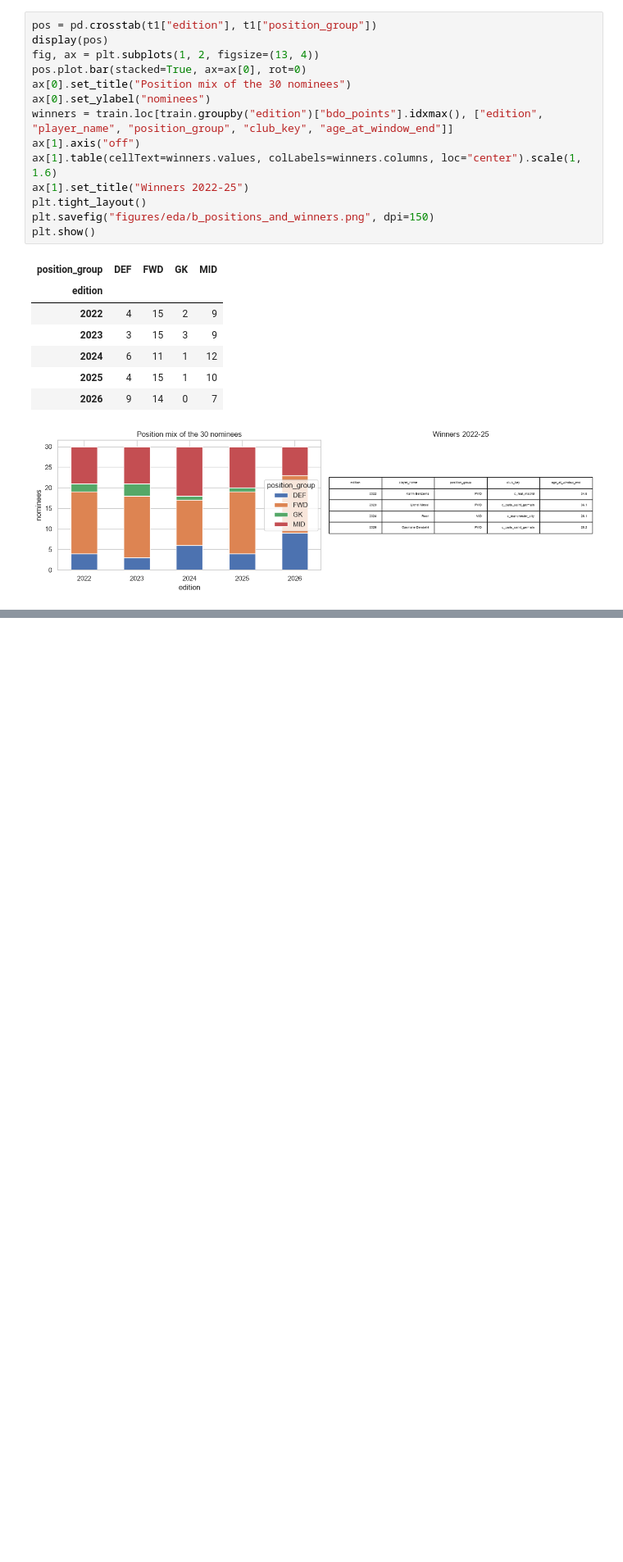
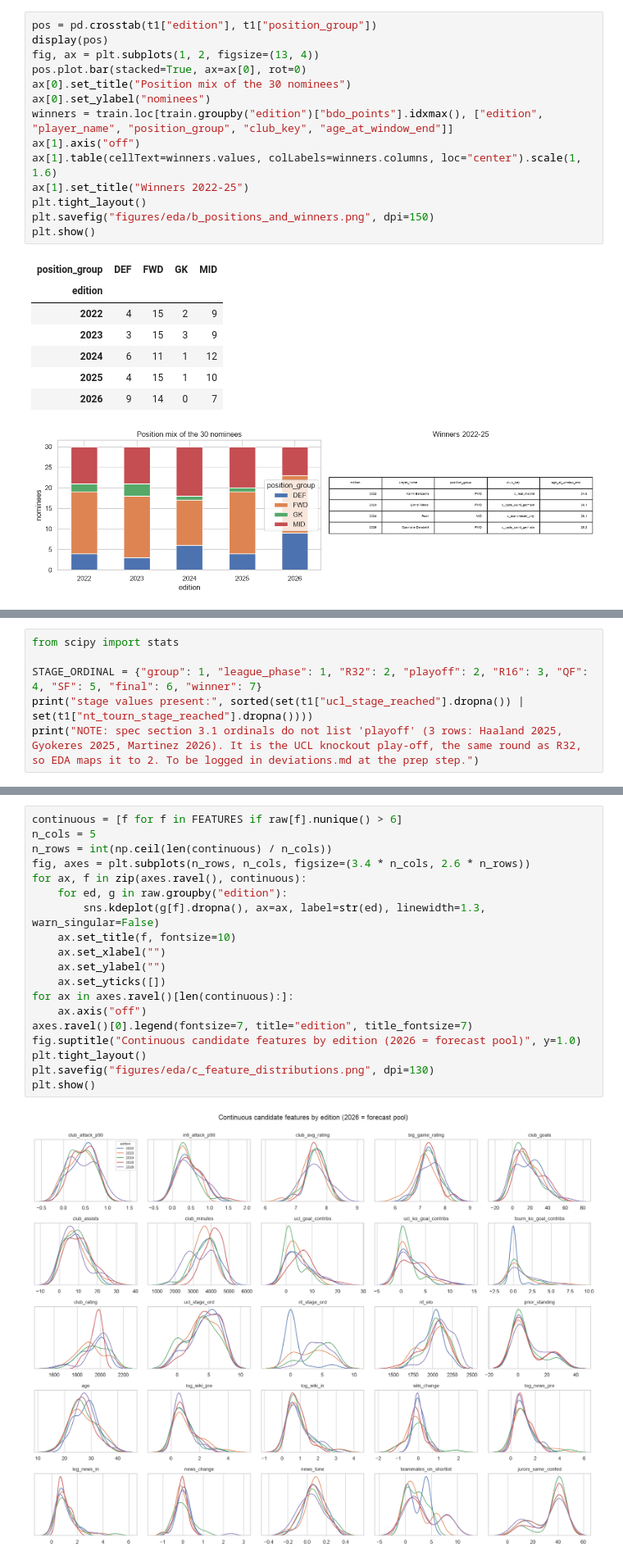
Before and after one commit to AswathKarthik10/predicting-the-ballon-dor, a Jupyter notebook: ballon_dor_2026.ipynb, the cells around one changed output, grey strips where cells are left out. Shown at 82% size. Cells and saved outputs as stored; diff of their text form; blank space fills up the shorter version.

Commit message:
Add notebook section C: feature-level EDA with Spearman screen, correlation, VIF and PCA
Co-Authored-By: Claude Sonnet 5.5 <noreply@anthropic.com>

```diff
--- a/ballon_dor_2026.ipynb
+++ b/ballon_dor_2026.ipynb
@@ -574,0 +585,6 @@ plt.show()
+# %%
+from scipy import stats
+
+STAGE_ORDINAL = {"group": 1, "league_phase": 1, "R32": 2, "playoff": 2, "R16": 3, "QF": 4, "SF": 5, "final": 6, "winner": 7}
+print("stage values present:", sorted(set(t1["ucl_stage_reached"].dropna()) | set(t1["nt_tourn_stage_reached"].dropna())))
+print("NOTE: spec section 3.1 ordinals do not list 'playoff' (3 rows: Haaland 2025, Gyokeres 2025, Martinez 2026). It is the UCL knockout play-off, the same round as R32, so EDA maps it to 2. To be logged in deviations.md at the prep step.")
@@ -574,0 +695,21 @@ plt.show()
+# %%
+continuous = [f for f in FEATURES if raw[f].nunique() > 6]
+n_cols = 5
+n_rows = int(np.ceil(len(continuous) / n_cols))
+fig, axes = plt.subplots(n_rows, n_cols, figsize=(3.4 * n_cols, 2.6 * n_rows))
+for ax, f in zip(axes.ravel(), continuous):
+    for ed, g in raw.groupby("edition"):
+        sns.kdeplot(g[f].dropna(), ax=ax, label=str(ed), linewidth=1.3, warn_singular=False)
+    ax.set_title(f, fontsize=10)
+    ax.set_xlabel("")
+    ax.set_ylabel("")
+    ax.set_yticks([])
+for ax in axes.ravel()[len(continuous):]:
+    ax.axis("off")
+axes.ravel()[0].legend(fontsize=7, title="edition", title_fontsize=7)
+fig.suptitle("Continuous candidate features by edition (2026 = forecast pool)", y=1.0)
+plt.tight_layout()
+plt.savefig("figures/eda/c_feature_distributions.png", dpi=130)
+plt.show()
+# %% [output]
+[figure, added]
```
Also changed, not shown: parts of 22 cells of this notebook, 9 other files.
